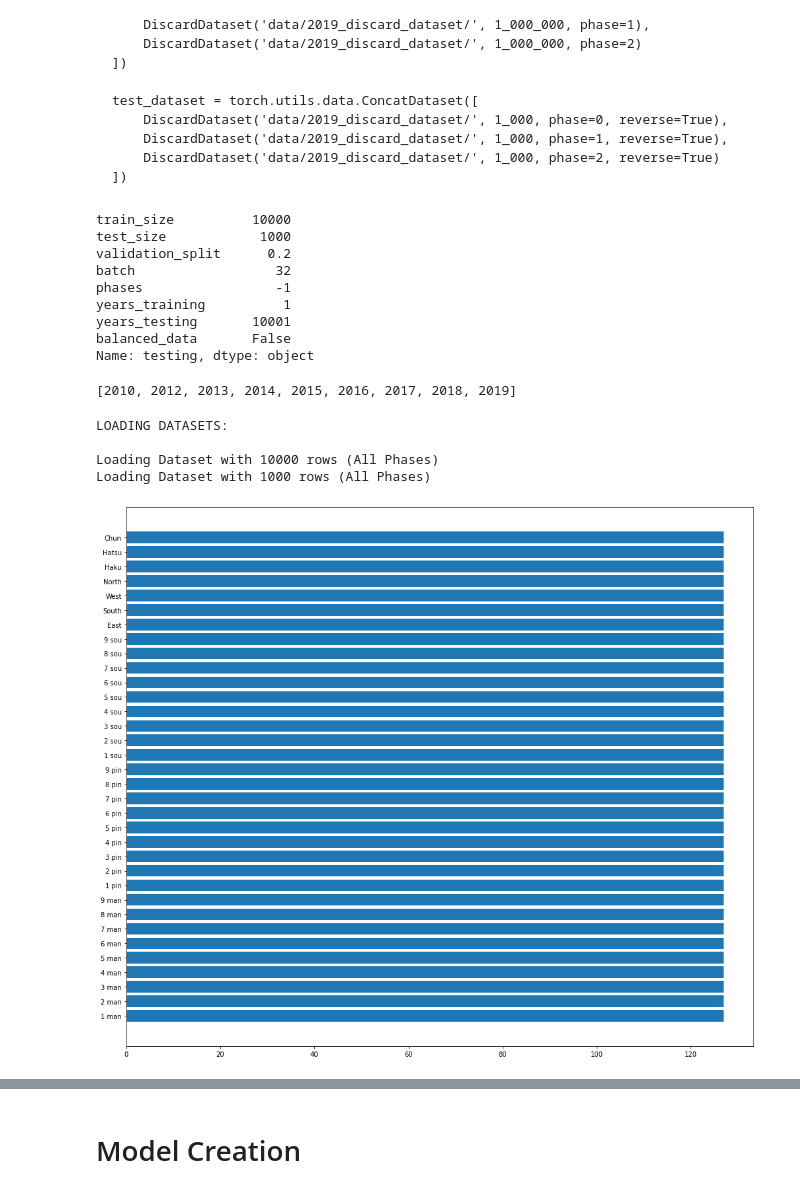
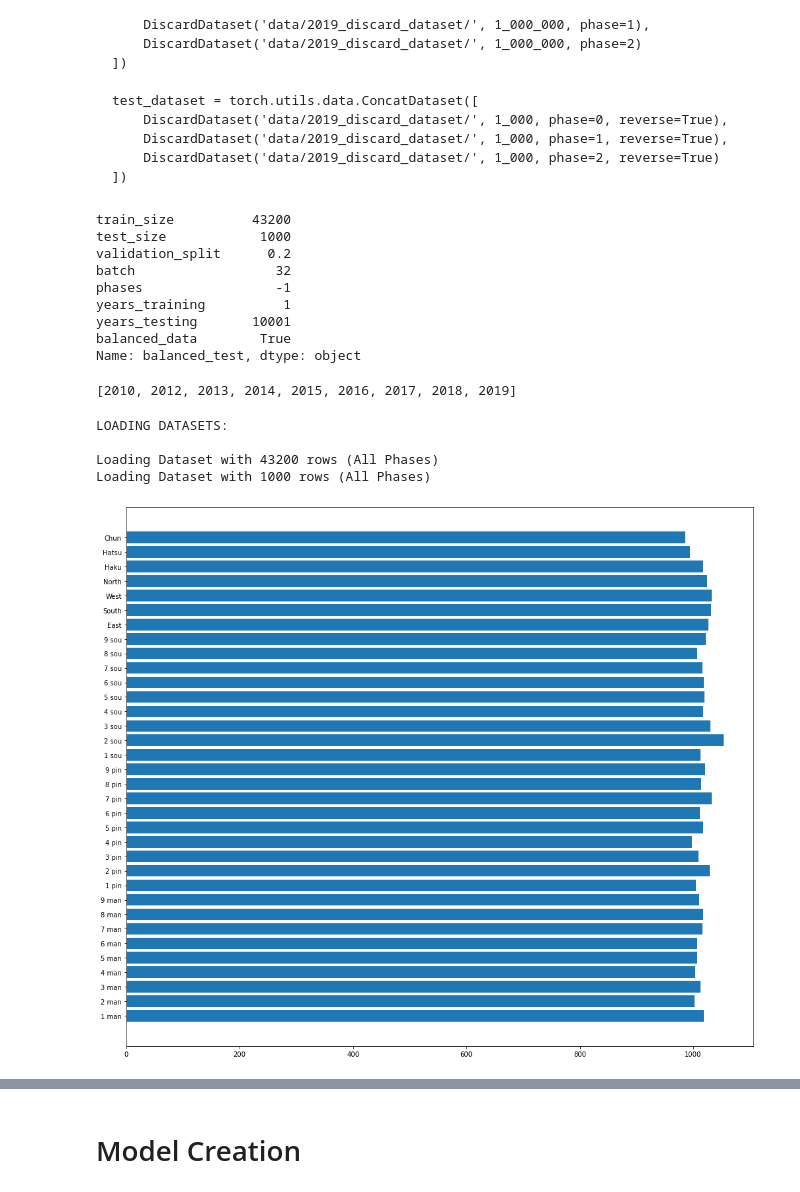
Before and after one commit to TrongTheAlpaca/mahjong_project, a Jupyter notebook: model.ipynb, the cells around one changed output, grey strips where cells are left out. Saved outputs shown, nothing was run; the diff lists cells and outputs as text; code cells hidden in the pictures.

Commit message:
Added more reasonable data balancer

```diff
--- a/model.ipynb
+++ b/model.ipynb
@@ -133,7 +133,7 @@ np.random.seed(0)
 
 DEVICE = torch.device("cuda")
 EPOCHS = 20
-DATASET_CONFIG = 'testing'
+DATASET_CONFIG = 'balanced_test'
 SHUFFLE_DATASET = True
 
 if DEVICE.type == 'cuda':
@@ -271,15 +297,15 @@ ds_configs = pd.read_csv('Dataset Configurations.csv', index_col='dataset_name')
 selected_config = ds_configs.loc[DATASET_CONFIG]
 selected_config
 # %% [output]
-train_size          10000
+train_size          43200
 test_size            1000
 validation_split      0.2
 batch                  32
 phases                 -1
 years_training          1
 years_testing       10001
-balanced_data       False
-Name: testing, dtype: object
+balanced_data        True
+Name: balanced_test, dtype: object
 # %%
 def get_years(code: int) -> list:
     found_years = []
@@ -300,7 +326,7 @@ dataset_path = Path(os.environ.get('DISCARD_DATASET'))
 BATCH_SIZE = int(selected_config['batch'])  # We must cast it or else it will crash
 
 # Single-Phase Datasets
-train_dataset = DiscardDataset(dataset_path / "2018", selected_config['train_size'], phase=selected_config['phases'], balance_data=True)
+train_dataset = DiscardDataset(dataset_path / "2018", selected_config['train_size'], phase=selected_config['phases'], balance_data=selected_config['balanced_data'])
 
 # Creating data indices for training and validation splits:  (Inspired from https://stackoverflow.com/a/50544887)
 dataset_size = len(train_dataset)
@@ -324,15 +350,18 @@ test_loader = torch.utils.data.DataLoader(test_dataset, shuffle=SHUFFLE_DATASET)
 # %% [output]
 LOADING DATASETS:
 
-Loading Dataset with 10000 rows (All Phases)
+Loading Dataset with 43200 rows (All Phases)
 Loading Dataset with 1000 rows (All Phases)
 # %%
-keys, counts = np.unique(train_dataset.y_data, return_counts=True)
+# TRAINING SET DISTRIBUTION
+_ys = [data['y'] for data in train_loader]
+ff = torch.flatten(torch.cat(_ys))
+keys, counts = np.unique(ff, return_counts=True)
 fig = plt.figure(figsize=(17, 15))
 ax = plt.gca()
 plt.barh(keys, counts)
 
 plt.yticks(range(34), ticks_tiles_oneline)
 plt.show()
 # %% [output]
-[figure, old version]
+[figure, new version]
```
Also changed, not shown: parts of 3 cells of this notebook, 1 other file.
